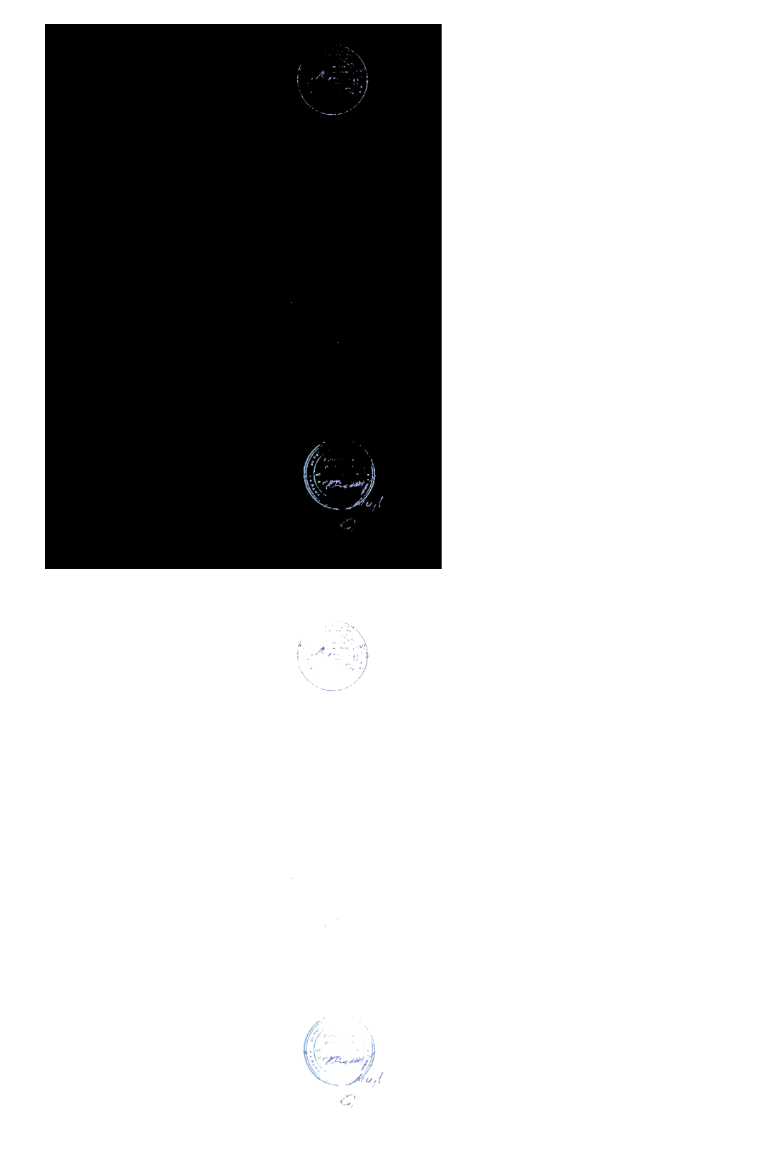
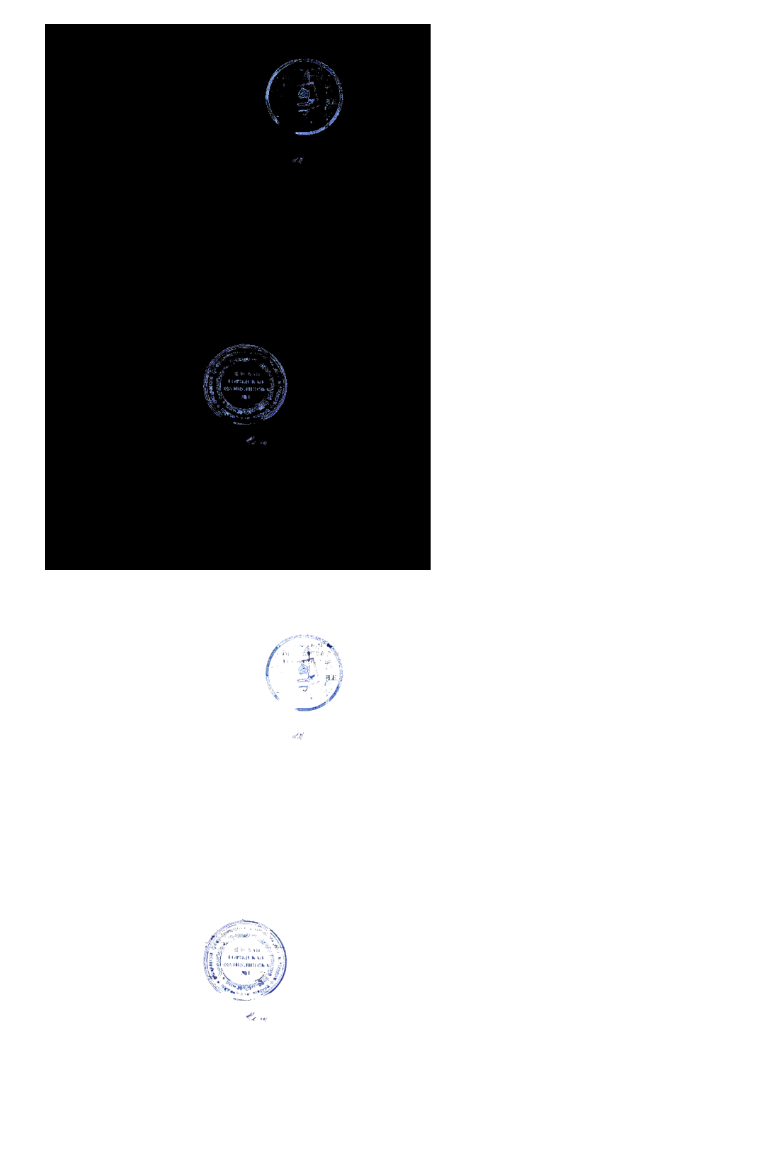
Before and after one commit to mahmodKhaled/Stamp-Detection, a Jupyter notebook: notebooks/detect_stamps.ipynb, the cells around one changed output. Saved outputs shown, nothing was run; the diff lists cells and outputs as text; code cells hidden in the pictures.

Commit message:
feat: add two new operations to the stamp detector tool the detect of edges and detect of contours

```diff
--- a/notebooks/detect_stamps.ipynb
+++ b/notebooks/detect_stamps.ipynb
@@ -14,6 +11,14 @@ stamp_detector = StampDetector()
 dataset_path = get_path_to('input', 'datasets', 'igorkarayman', 'signatures-and-stamps', 'versions', '1', '1')
 images = [f for f in os.listdir(dataset_path)]
 # %%
-image = cv2.imread(os.path.join(dataset_path, images[159]))
+image = imread(os.path.join(
+    dataset_path,
+    images[
+        get_index_of_image_from_name(
+            'kak-pravilno-sostavit-defektovku_1-768x1088 (1).jpg',
+            images
+        )
+    ]
+))
 show_image(image)
 # %% [output]
@@ -20,0 +26,3 @@ show_image(image)
+# %%
+edge_image = stamp_detector.detect_edges(image)
+show_image(edge_image)
@@ -20,0 +31,3 @@ show_image(image)
+# %%
+contours_image = stamp_detector.detect_contours(edge_image, image.shape)
+show_image(contours_image)
@@ -20,0 +36,3 @@ show_image(image)
+# %%
+contours_masked_image = stamp_detector.apply_mask(image, contours_image)
+show_image(contours_masked_image)
@@ -21,13 +41,13 @@ show_image(image)
 # %%
-segmented_image = stamp_detector.segment(image)
+segmented_image = stamp_detector.segment(contours_masked_image)
 show_image(segmented_image)
 # %% [output]
-[figure, old version]
+[figure, new version]
 # %%
 segmented_masked_image = stamp_detector.apply_mask(image, segmented_image)
 show_image(segmented_masked_image)
 # %% [output]
-[figure, old version]
+[figure, new version]
 # %%
 merged_image = stamp_detector.merge_connected_components(segmented_masked_image)
 show_image(merged_image)
```
Also changed, not shown: parts of 8 cells of this notebook, 2 other files.
